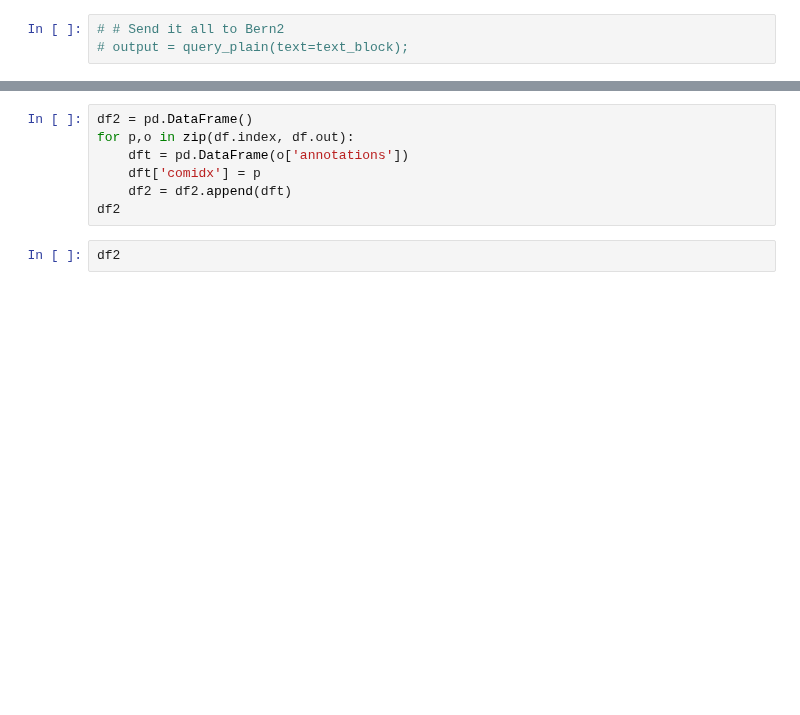
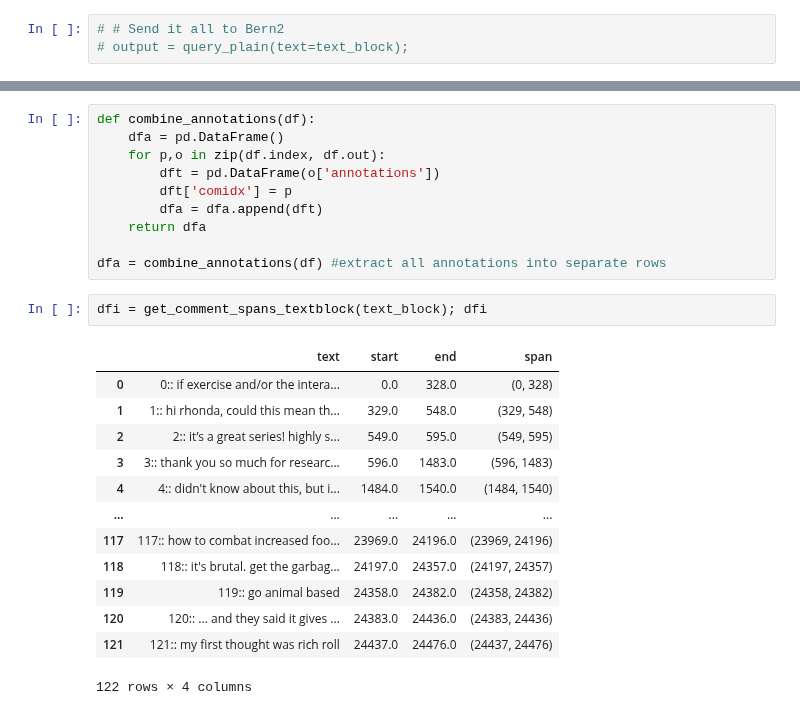
Before and after one commit to daveramseymusic/biobert-bern, a Jupyter notebook: nbs/01_found_my_fitness_bioBert_BERN.ipynb, the cells around one changed output, grey strips where cells are left out. Drawn from its saved outputs; the diff is of its cells as text; blank space fills up the shorter version.

```diff
--- a/nbs/01_found_my_fitness_bioBert_BERN.ipynb
+++ b/nbs/01_found_my_fitness_bioBert_BERN.ipynb
@@ -110,9 +147,26 @@ df.out[0]['annotations']
 # %%
-df2 = pd.DataFrame()
-for p,o in zip(df.index, df.out):
-    dft = pd.DataFrame(o['annotations'])
-    dft['comidx'] = p
-    df2 = df2.append(dft)
-df2
+def combine_annotations(df):
+    dfa = pd.DataFrame()
+    for p,o in zip(df.index, df.out):
+        dft = pd.DataFrame(o['annotations'])
+        dft['comidx'] = p
+        dfa = dfa.append(dft)
+    return dfa
+
+dfa = combine_annotations(df) #extract all annotations into separate rows
 # %%
-df2
+dfi = get_comment_spans_textblock(text_block); dfi
+# %% [output]
+|  | text | start | end | span |
+| 0 | 0:: if exercise and/or the intera... | 0.0 | 328.0 | (0, 328) |
+| 1 | 1:: hi rhonda, could this mean th... | 329.0 | 548.0 | (329, 548) |
+| 2 | 2:: it’s a great series! highly s... | 549.0 | 595.0 | (549, 595) |
+| 3 | 3:: thank you so much for researc... | 596.0 | 1483.0 | (596, 1483) |
+| 4 | 4:: didn't know about this, but i... | 1484.0 | 1540.0 | (1484, 1540) |
+| ... | ... | ... | ... | ... |
+| 117 | 117:: how to combat increased foo... | 23969.0 | 24196.0 | (23969, 24196) |
+| 118 | 118:: it's brutal. get the garbag... | 24197.0 | 24357.0 | (24197, 24357) |
+| 119 | 119:: go animal based | 24358.0 | 24382.0 | (24358, 24382) |
+| 120 | 120:: ... and they said it gives ... | 24383.0 | 24436.0 | (24383, 24436) |
+| 121 | 121:: my first thought was rich roll | 24437.0 | 24476.0 | (24437, 24476) |
+122 rows × 4 columns
```
Also changed, not shown: parts of 16 cells of this notebook, 3 other files.
